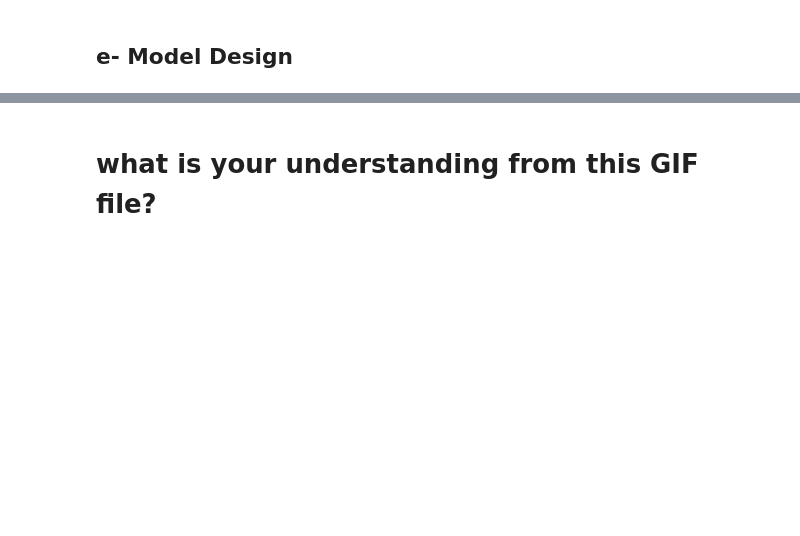
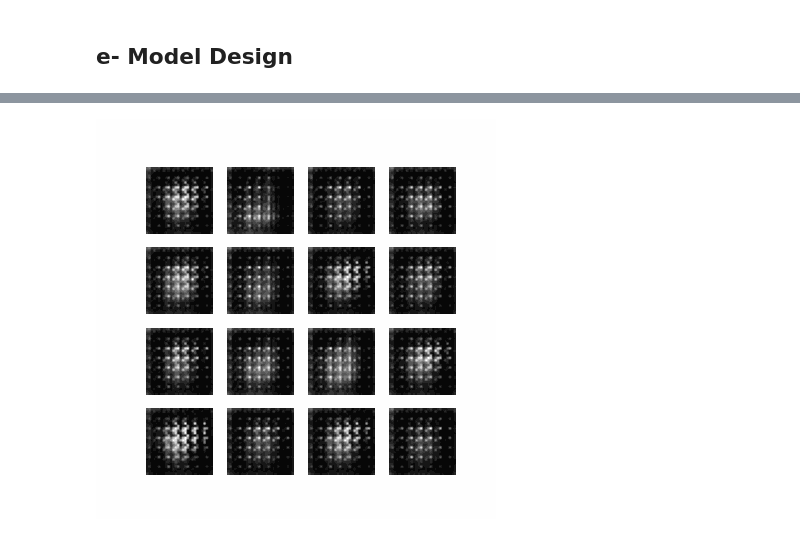
Before and after one commit to mugithi/msaai-vision, a Jupyter notebook: Drive_Part_1_|_Assignment_6_1_Code_Template.ipynb, the cells around one changed output, grey strips where cells are left out. Drawn from its saved outputs; the diff is of its cells as text; code cells hidden in the pictures; blank space fills up the shorter version.

```diff
--- a/Drive_Part_1_|_Assignment_6_1_Code_Template.ipynb
+++ b/Drive_Part_1_|_Assignment_6_1_Code_Template.ipynb
@@ -212,24 +220,24 @@ checkpoint.restore(tf.train.latest_checkpoint(checkpoint_dir))
 # %%
 # You can use these commands to save the evpolution as a GIF file
 anim_file = 'GAN_digit.gif'
 
 with imageio.get_writer(anim_file, mode='I') as writer:
   filenames = glob.glob('image*.png')
   filenames = sorted(filenames)
   last = -1
   for i,filename in enumerate(filenames):
     frame = 2*(i**0.5)
     if round(frame) > round(last):
       last = frame
     else:
       continue
     image = imageio.imread(filename)
     writer.append_data(image)
   image = imageio.imread(filename)
   writer.append_data(image)
 
 import IPython
 if IPython.version_info > (6,2,0,''):
-  display.Image(filename=anim_file)
+  display(Image(filename=anim_file))
+# %% [output]
+[figure, added]
-# %% [markdown]
-# what is your understanding from this GIF file?
```
Also changed, not shown: parts of 7 cells of this notebook.
